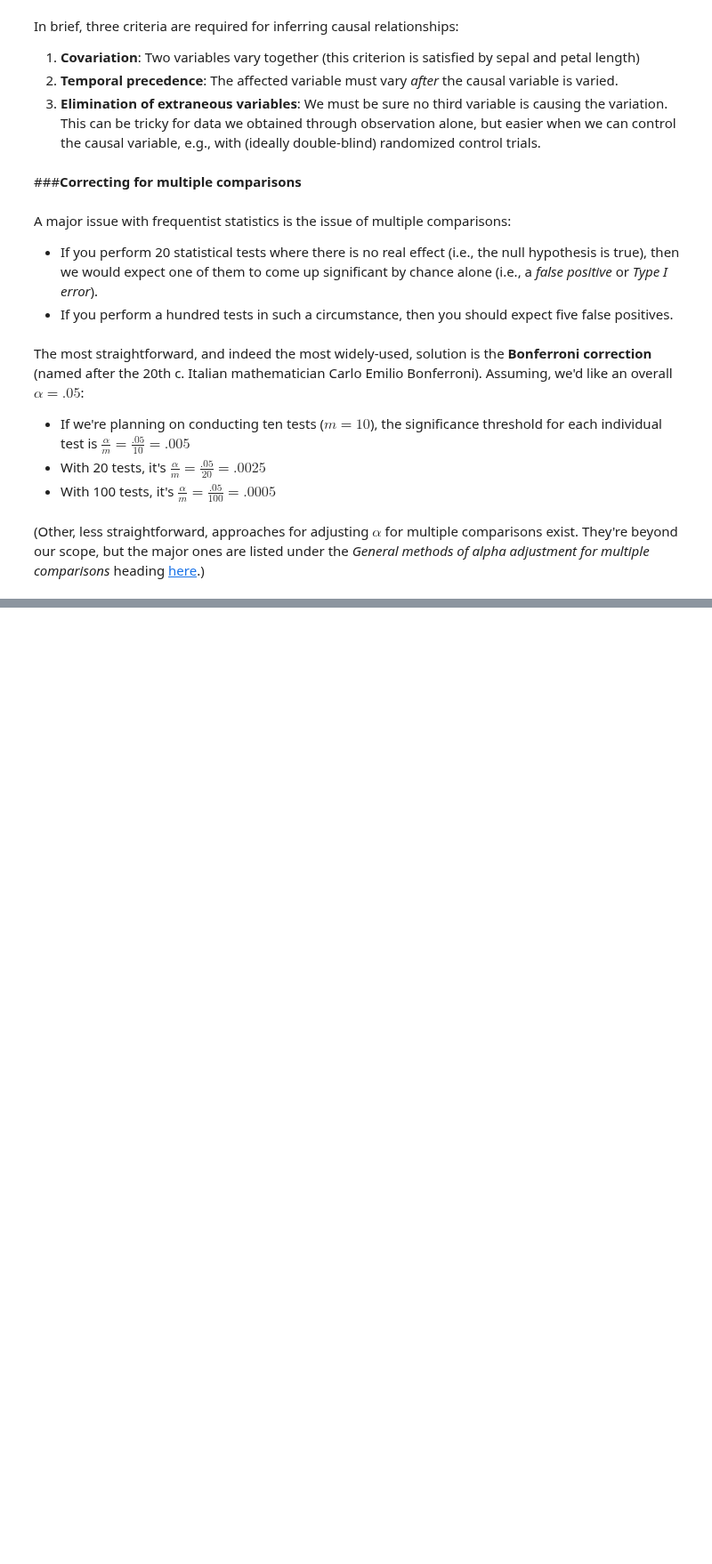
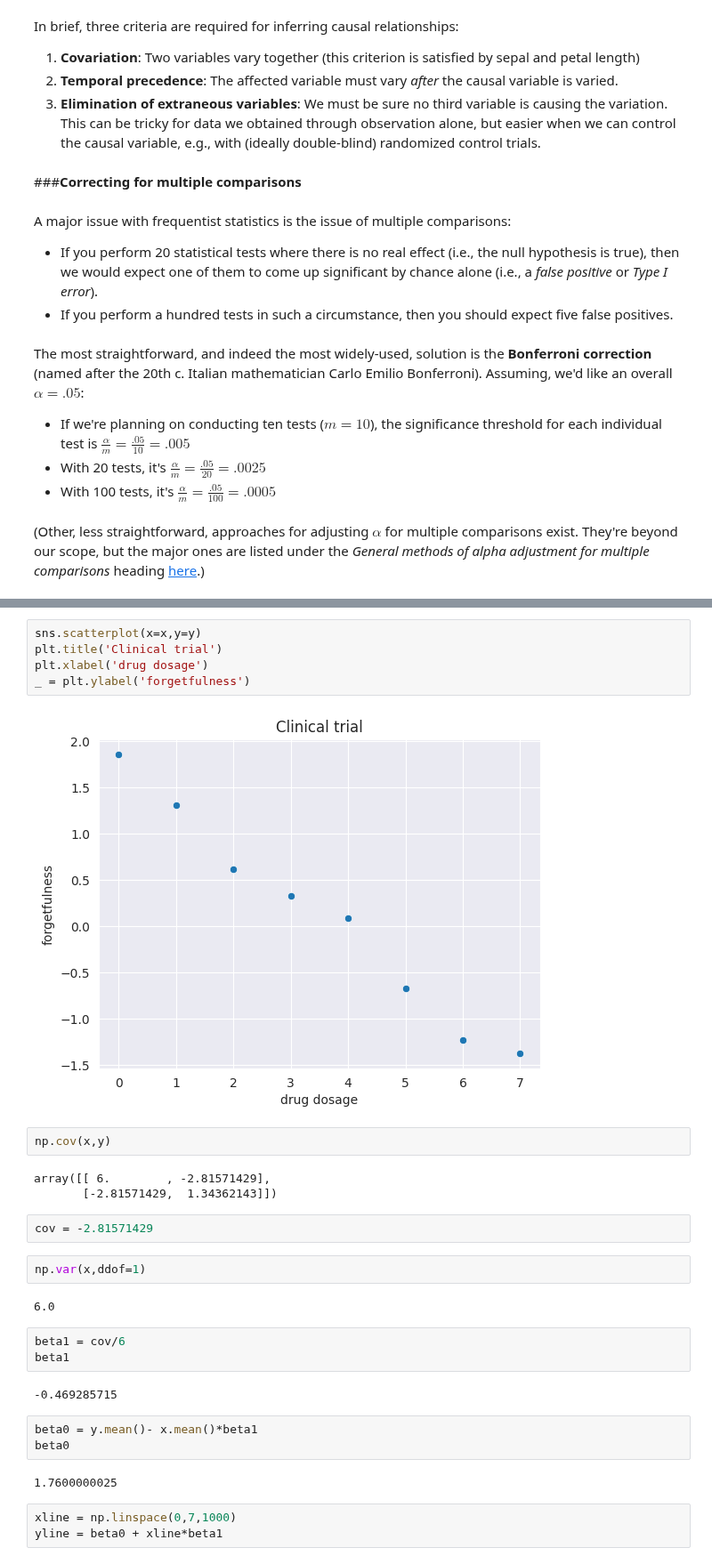
Before and after one commit to fakhar-iqbal/Machine_Learning_Fundamentals, a Jupyter notebook: Statistics.ipynb, the cells around one changed output, grey strips where cells are left out. Shown at 89% size. Cells and saved outputs as stored; diff of their text form; blank space fills up the shorter version.

```diff
--- a/Statistics.ipynb
+++ b/Statistics.ipynb
@@ -1058,0 +1163,31 @@ The most straightforward, and indeed the most widely-used, solution is the **Bon
+# %%
+sns.scatterplot(x=x,y=y)
+plt.title('Clinical trial')
+plt.xlabel('drug dosage')
+_ = plt.ylabel('forgetfulness')
+# %% [output]
+[figure, added]
+# %%
+np.cov(x,y)
+# %% [output]
+array([[ 6.        , -2.81571429],
+       [-2.81571429,  1.34362143]])
+# %%
+cov = -2.81571429
+# %%
+np.var(x,ddof=1)
+# %% [output]
+6.0
+# %%
+beta1 = cov/6
+beta1
+# %% [output]
+-0.469285715
+# %%
+beta0 = y.mean()- x.mean()*beta1
+beta0
+# %% [output]
+1.7600000025
+# %%
+xline = np.linspace(0,7,1000)
+yline = beta0 + xline*beta1
```
Also changed, not shown: parts of 36 cells of this notebook.
